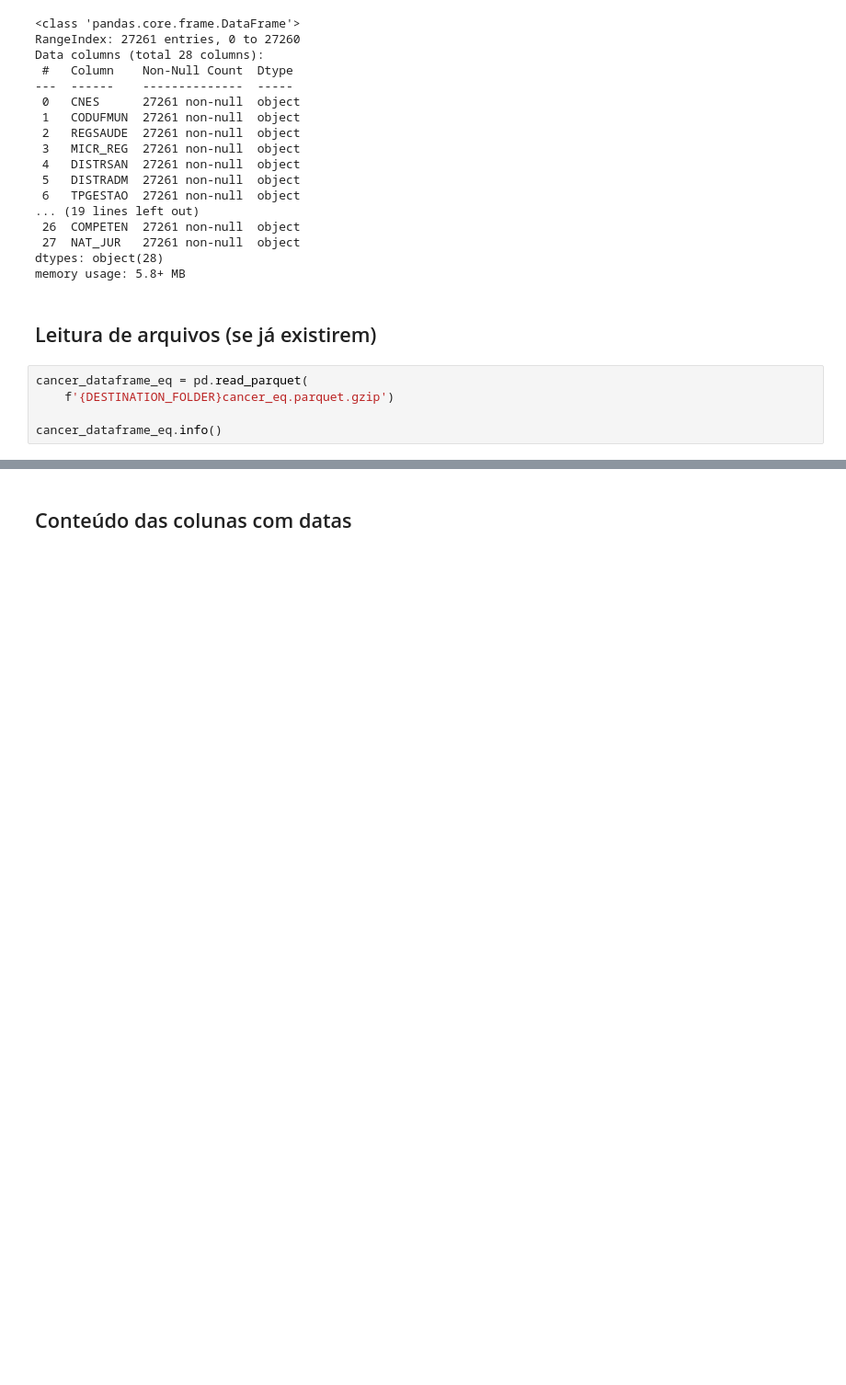
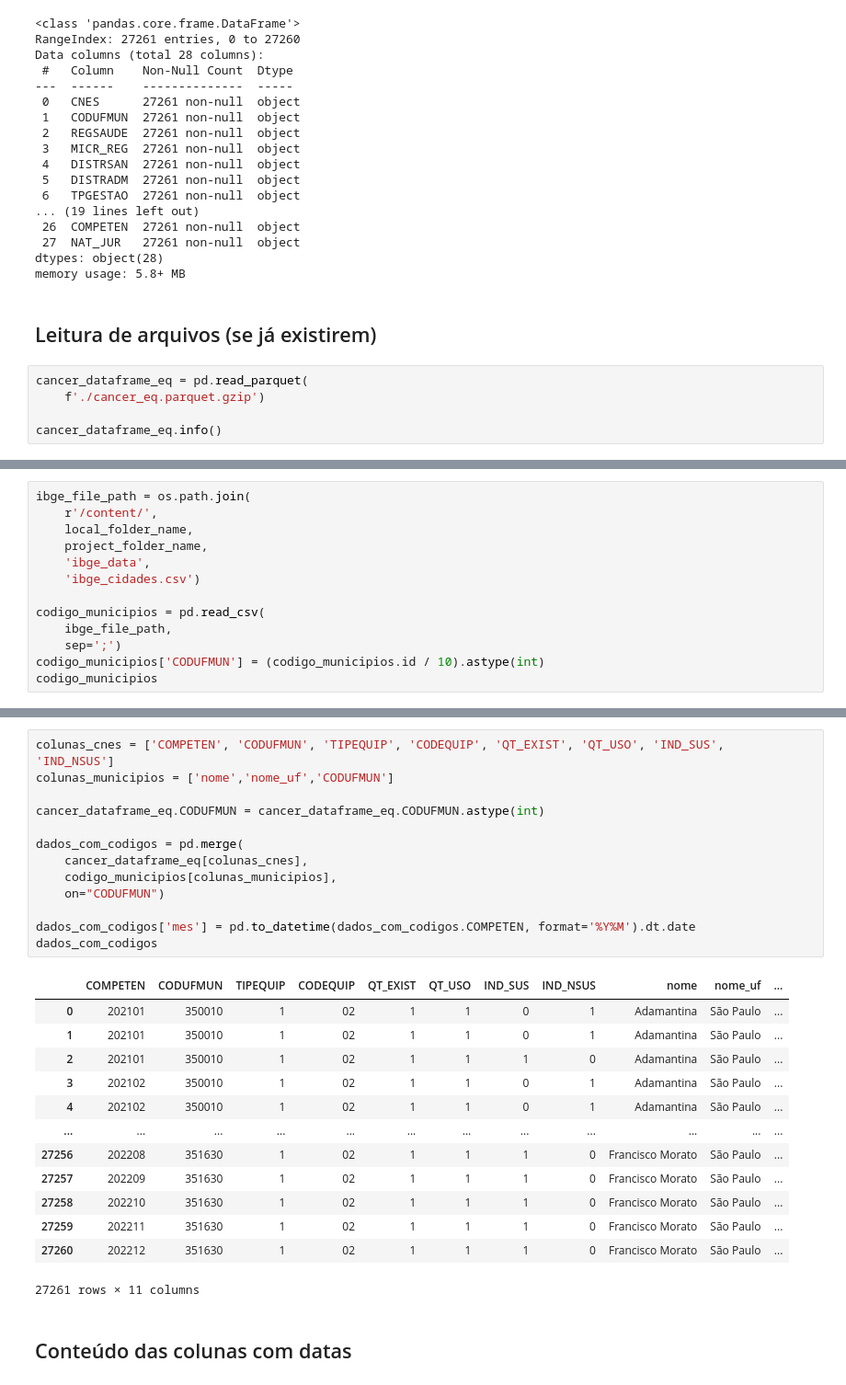
Before and after one commit to heber-augusto/sus-kpis-analysis, a Jupyter notebook: cnes/indicadores_monitor_rosa_cnes.ipynb, the cells around one changed output, grey strips where cells are left out. Shown at 92% size. Drawn from its saved outputs; the diff is of its cells as text; blank space fills up the shorter version.

```diff
--- a/cnes/indicadores_monitor_rosa_cnes.ipynb
+++ b/cnes/indicadores_monitor_rosa_cnes.ipynb
@@ -387,7 +385,7 @@ memory usage: 5.8+ MB
 ## Leitura de arquivos (se já existirem)
 # %%
 cancer_dataframe_eq = pd.read_parquet(
-    f'{DESTINATION_FOLDER}cancer_eq.parquet.gzip')
+    f'./cancer_eq.parquet.gzip')
 
 cancer_dataframe_eq.info()
 # %% [output]
@@ -410,0 +421,13 @@ memory usage: 107.7+ MB
+# %%
+ibge_file_path = os.path.join(
+    r'/content/',
+    local_folder_name,
+    project_folder_name,
+    'ibge_data',
+    'ibge_cidades.csv')
+
+codigo_municipios = pd.read_csv(
+    ibge_file_path,
+    sep=';')
+codigo_municipios['CODUFMUN'] = (codigo_municipios.id / 10).astype(int)
+codigo_municipios
@@ -411,3 +448,30 @@ memory usage: 107.7+ MB
+# %%
+colunas_cnes = ['COMPETEN', 'CODUFMUN', 'TIPEQUIP',	'CODEQUIP',	'QT_EXIST',	'QT_USO', 'IND_SUS',	'IND_NSUS']
+colunas_municipios = ['nome','nome_uf','CODUFMUN']
+
+cancer_dataframe_eq.CODUFMUN = cancer_dataframe_eq.CODUFMUN.astype(int)
+
+dados_com_codigos = pd.merge(
+    cancer_dataframe_eq[colunas_cnes],
+    codigo_municipios[colunas_municipios],
+    on="CODUFMUN")
+
+dados_com_codigos['mes'] = pd.to_datetime(dados_com_codigos.COMPETEN, format='%Y%M').dt.date
+dados_com_codigos
+# %% [output]
+|  | COMPETEN | CODUFMUN | TIPEQUIP | CODEQUIP | QT_EXIST | QT_USO | IND_SUS | IND_NSUS | nome | nome_uf | ... |
+| 0 | 202101 | 350010 | 1 | 02 | 1 | 1 | 0 | 1 | Adamantina | São Paulo | ... |
+| 1 | 202101 | 350010 | 1 | 02 | 1 | 1 | 0 | 1 | Adamantina | São Paulo | ... |
+| 2 | 202101 | 350010 | 1 | 02 | 1 | 1 | 1 | 0 | Adamantina | São Paulo | ... |
+| 3 | 202102 | 350010 | 1 | 02 | 1 | 1 | 0 | 1 | Adamantina | São Paulo | ... |
+| 4 | 202102 | 350010 | 1 | 02 | 1 | 1 | 0 | 1 | Adamantina | São Paulo | ... |
+| ... | ... | ... | ... | ... | ... | ... | ... | ... | ... | ... | ... |
+| 27256 | 202208 | 351630 | 1 | 02 | 1 | 1 | 1 | 0 | Francisco Morato | São Paulo | ... |
+| 27257 | 202209 | 351630 | 1 | 02 | 1 | 1 | 1 | 0 | Francisco Morato | São Paulo | ... |
+| 27258 | 202210 | 351630 | 1 | 02 | 1 | 1 | 1 | 0 | Francisco Morato | São Paulo | ... |
+| 27259 | 202211 | 351630 | 1 | 02 | 1 | 1 | 1 | 0 | Francisco Morato | São Paulo | ... |
+| 27260 | 202212 | 351630 | 1 | 02 | 1 | 1 | 1 | 0 | Francisco Morato | São Paulo | ... |
+27261 rows × 11 columns
 # %% [markdown]
 ## Conteúdo das colunas com datas
 # %%
```
Also changed, not shown: parts of 7 cells of this notebook.
